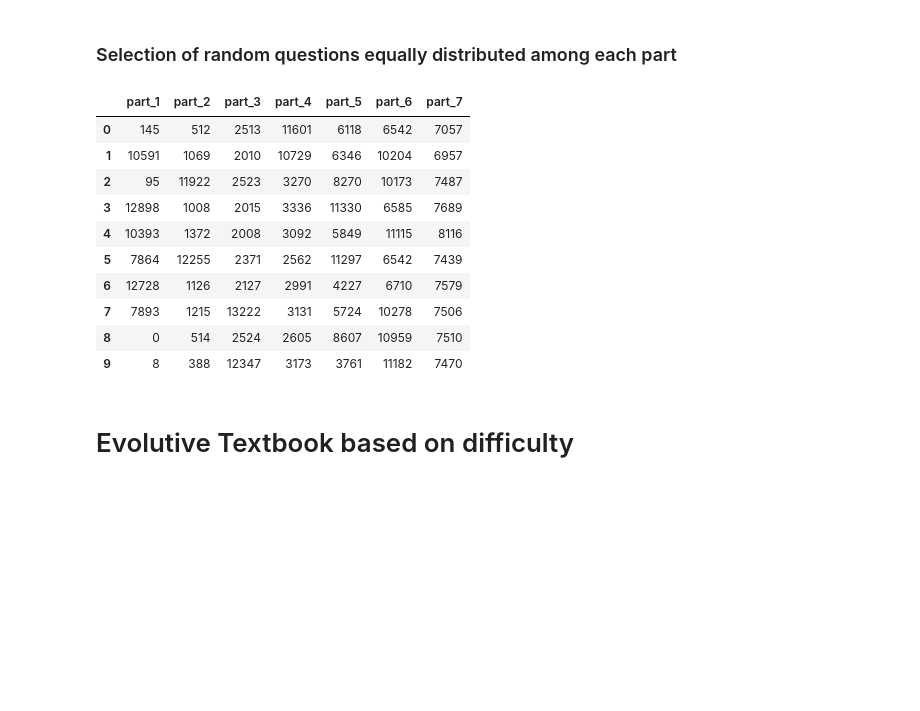
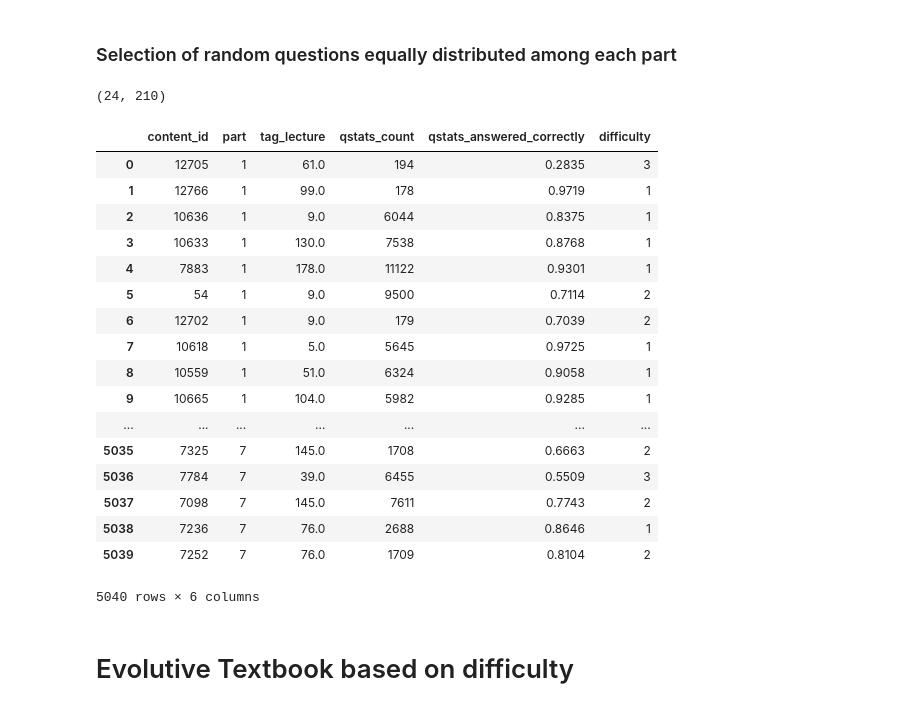
Before and after one commit to YohannD/riiid_final_project, a Jupyter notebook: notebooks/imen_textbook.ipynb, the cells around one changed output. Drawn from its saved outputs; the diff is of its cells as text; code cells hidden in the pictures; blank space fills up the shorter version.

Commit message:
imen textbook updated + csv files for the sequences of questions

```diff
--- a/notebooks/imen_textbook.ipynb
+++ b/notebooks/imen_textbook.ipynb
@@ -196,4 +190,4 @@ def get_random_training_path(df, number_of_sequences, n_quest):
 
     return X
 # %%
-random_path = get_random_training_path(textbook, 1, 10)
+random_path = get_random_training_path(textbook, 24, 30)
@@ -215,17 +194,34 @@ random.columns = ['part_1','part_2','part_3','part_4','part_5','part_6','part_7'
-# %%
-random
-# %% [output]
-|  | part_1 | part_2 | part_3 | part_4 | part_5 | part_6 | part_7 |
-| 0 | 145 | 512 | 2513 | 11601 | 6118 | 6542 | 7057 |
-| 1 | 10591 | 1069 | 2010 | 10729 | 6346 | 10204 | 6957 |
-| 2 | 95 | 11922 | 2523 | 3270 | 8270 | 10173 | 7487 |
-| 3 | 12898 | 1008 | 2015 | 3336 | 11330 | 6585 | 7689 |
-| 4 | 10393 | 1372 | 2008 | 3092 | 5849 | 11115 | 8116 |
-| 5 | 7864 | 12255 | 2371 | 2562 | 11297 | 6542 | 7439 |
-| 6 | 12728 | 1126 | 2127 | 2991 | 4227 | 6710 | 7579 |
-| 7 | 7893 | 1215 | 13222 | 3131 | 5724 | 10278 | 7506 |
-| 8 | 0 | 514 | 2524 | 2605 | 8607 | 10959 | 7510 |
-| 9 | 8 | 388 | 12347 | 3173 | 3761 | 11182 | 7470 |
+# %%
+random_path.shape
+# %% [output]
+(24, 210)
+# %%
+sequence_random = pd.DataFrame(random_path.reshape(5040,))
+# %%
+sequence_random.columns = ['content_id']
+# %%
+sequence_random_merged = sequence_random.merge(questions, on="content_id", how='left')
+# %%
+sequence_random_merged
+# %% [output]
+|  | content_id | part | tag_lecture | qstats_count | qstats_answered_correctly | difficulty |
+| 0 | 12705 | 1 | 61.0 | 194 | 0.2835 | 3 |
+| 1 | 12766 | 1 | 99.0 | 178 | 0.9719 | 1 |
+| 2 | 10636 | 1 | 9.0 | 6044 | 0.8375 | 1 |
+| 3 | 10633 | 1 | 130.0 | 7538 | 0.8768 | 1 |
+| 4 | 7883 | 1 | 178.0 | 11122 | 0.9301 | 1 |
+| 5 | 54 | 1 | 9.0 | 9500 | 0.7114 | 2 |
+| 6 | 12702 | 1 | 9.0 | 179 | 0.7039 | 2 |
+| 7 | 10618 | 1 | 5.0 | 5645 | 0.9725 | 1 |
+| 8 | 10559 | 1 | 51.0 | 6324 | 0.9058 | 1 |
+| 9 | 10665 | 1 | 104.0 | 5982 | 0.9285 | 1 |
+| ... | ... | ... | ... | ... | ... | ... |
+| 5035 | 7325 | 7 | 145.0 | 1708 | 0.6663 | 2 |
+| 5036 | 7784 | 7 | 39.0 | 6455 | 0.5509 | 3 |
+| 5037 | 7098 | 7 | 145.0 | 7611 | 0.7743 | 2 |
+| 5038 | 7236 | 7 | 76.0 | 2688 | 0.8646 | 1 |
+| 5039 | 7252 | 7 | 76.0 | 1709 | 0.8104 | 2 |
+5040 rows × 6 columns
 # %% [markdown]
 # Evolutive Textbook based on difficulty
 # %% [markdown]
```
Also changed, not shown: parts of 21 cells of this notebook, 2 other files.
